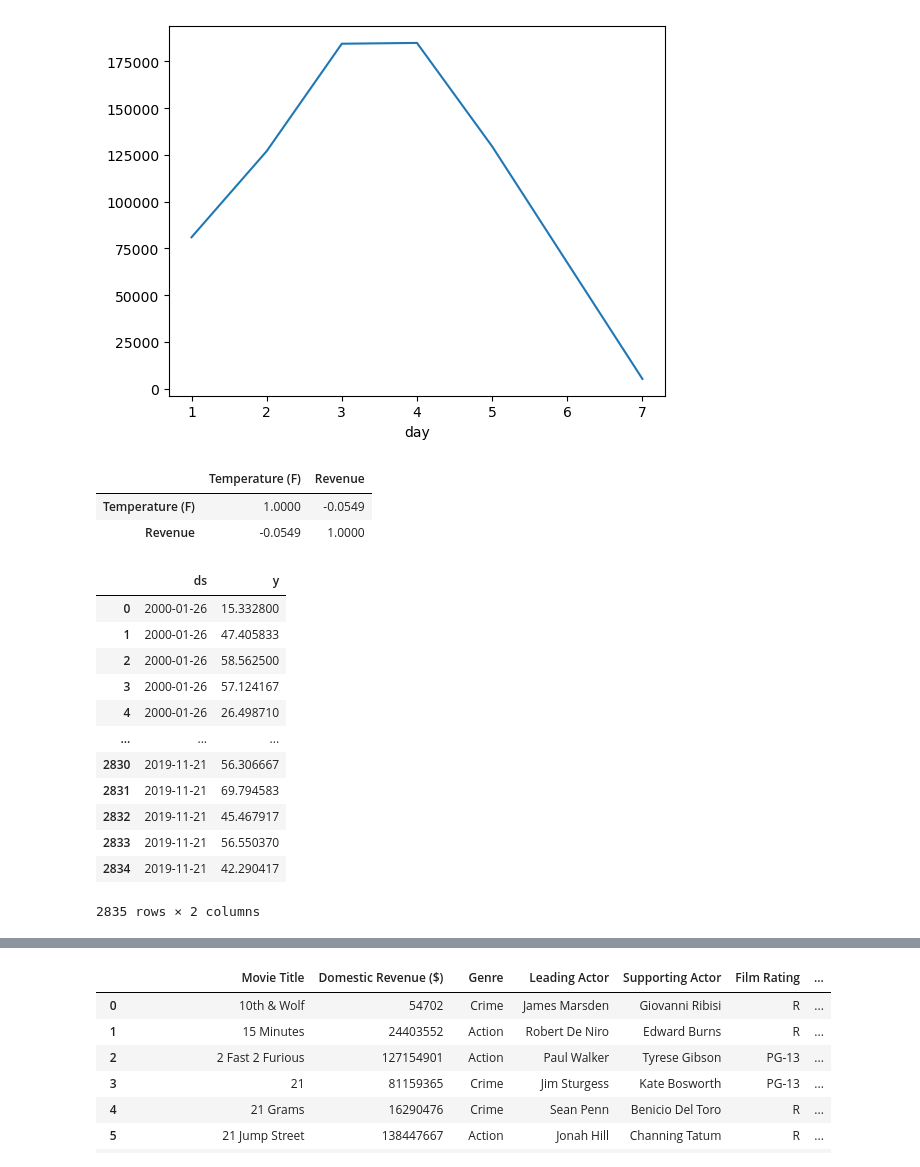
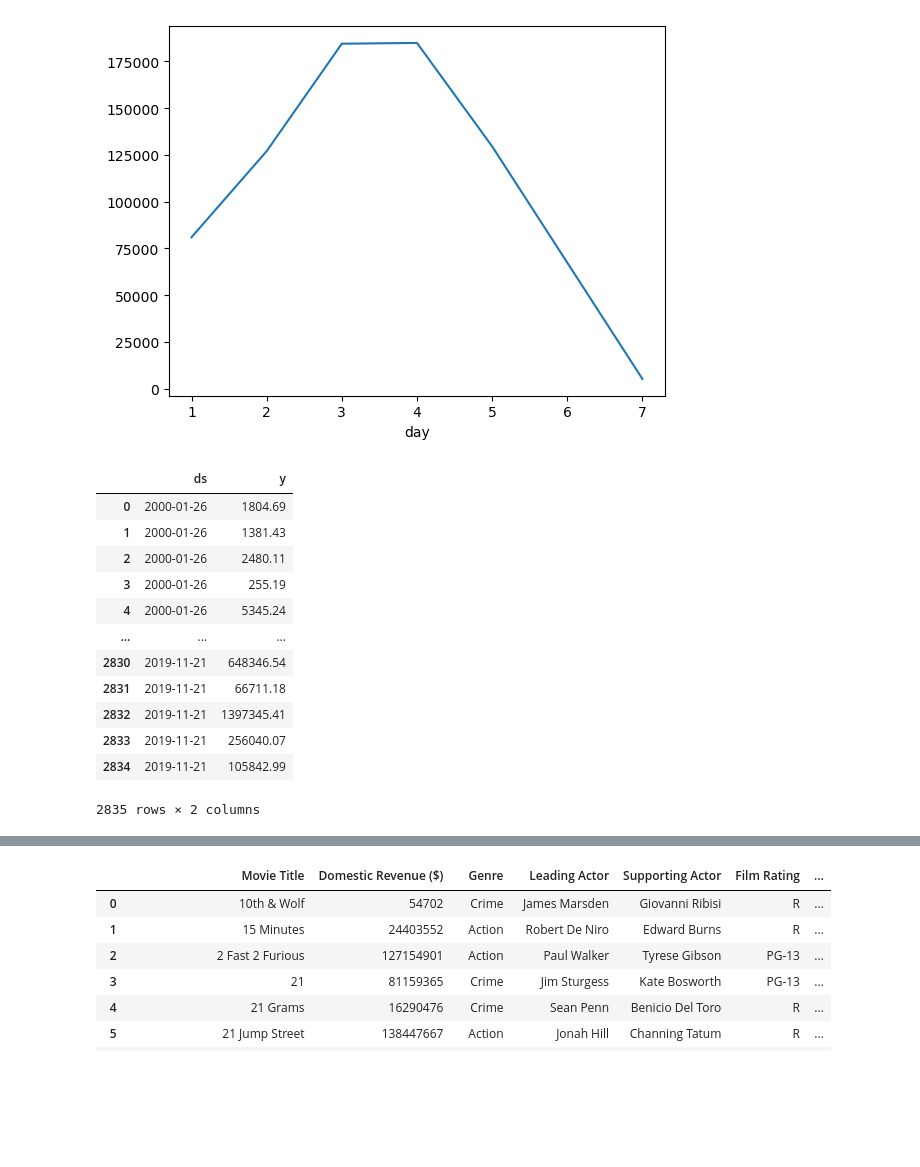
Before and after one commit to Armand57araujo/i-tickets, a Jupyter notebook: pythonnotebook.ipynb, the cells around one changed output, grey strips where cells are left out. Cells and saved outputs as stored; diff of their text form; code cells hidden in the pictures; blank space fills up the shorter version.

```diff
--- a/pythonnotebook.ipynb
+++ b/pythonnotebook.ipynb
@@ -2211,29 +2289,23 @@ See the caveats in the documentation: https://pandas.pydata.org/pandas-docs/stab
 average_date_rev_df = date_rev_df["Revenue"].groupby(by=date_rev_df.index.isocalendar().day).mean().plot()
 # %% [output]
 [figure]
-# %%
-date_temp_rev_df[['Temperature (F)', 'Revenue']].corr()
-# %% [output]
-|  | Temperature (F) | Revenue |
-| Temperature (F) | 1.0000 | -0.0549 |
-| Revenue | -0.0549 | 1.0000 |
 # %%
-date_temp_df.reset_index(inplace=True)
+date_rev_df.reset_index(inplace=True)
 # %%
-clean_date_temp_df = date_temp_df.rename(columns={'Date':'ds', 'Temperature (F)':'y'})
-clean_date_temp_df
+clean_date_rev_df = date_rev_df.rename(columns={'Date':'ds', 'Revenue':'y'})
+clean_date_rev_df
 # %% [output]
 |  | ds | y |
-| 0 | 2000-01-26 | 15.332800 |
-| 1 | 2000-01-26 | 47.405833 |
-| 2 | 2000-01-26 | 58.562500 |
-| 3 | 2000-01-26 | 57.124167 |
-| 4 | 2000-01-26 | 26.498710 |
+| 0 | 2000-01-26 | 1804.69 |
+| 1 | 2000-01-26 | 1381.43 |
+| 2 | 2000-01-26 | 2480.11 |
+| 3 | 2000-01-26 | 255.19 |
+| 4 | 2000-01-26 | 5345.24 |
 | ... | ... | ... |
-| 2830 | 2019-11-21 | 56.306667 |
-| 2831 | 2019-11-21 | 69.794583 |
-| 2832 | 2019-11-21 | 45.467917 |
-| 2833 | 2019-11-21 | 56.550370 |
-| 2834 | 2019-11-21 | 42.290417 |
+| 2830 | 2019-11-21 | 648346.54 |
+| 2831 | 2019-11-21 | 66711.18 |
+| 2832 | 2019-11-21 | 1397345.41 |
+| 2833 | 2019-11-21 | 256040.07 |
+| 2834 | 2019-11-21 | 105842.99 |
 2835 rows × 2 columns
 # %%
```
Also changed, not shown: parts of 27 cells of this notebook.
